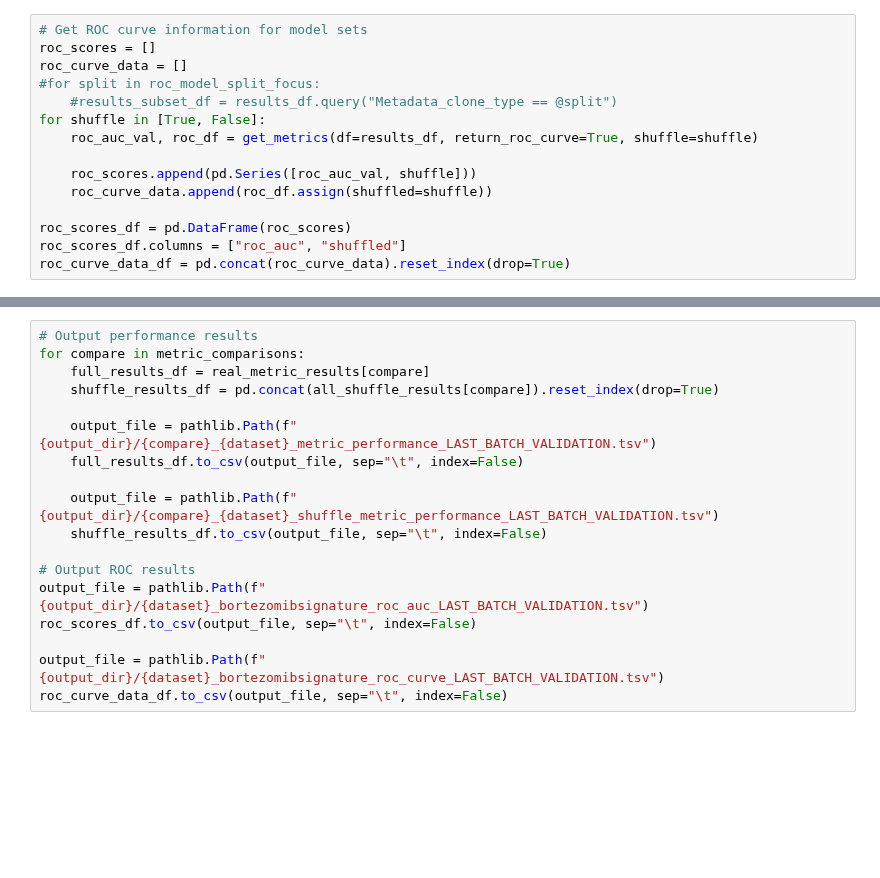
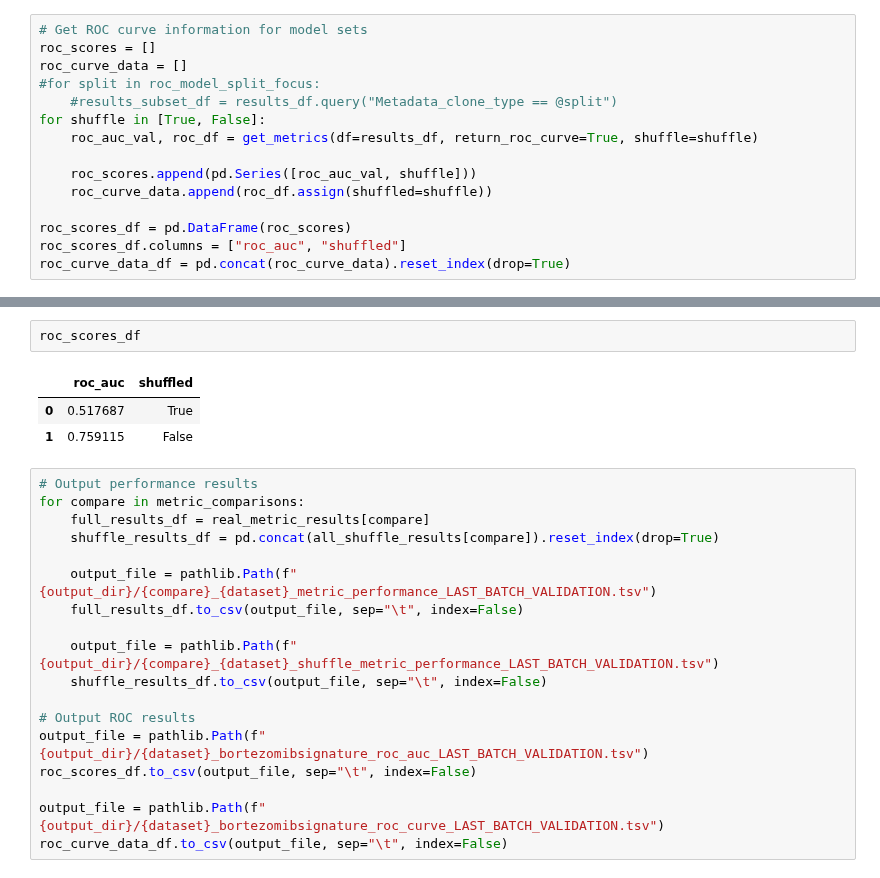
Before and after one commit to broadinstitute/profiling-resistance-mechanisms, a Jupyter notebook: 3.resistance-signature/10.1.last-batch-otherclone-performance-metrics.ipynb, the cells around one changed output, grey strips where cells are left out. Cells and saved outputs as stored; diff of their text form; blank space fills up the shorter version.

```diff
--- a/3.resistance-signature/10.1.last-batch-otherclone-performance-metrics.ipynb
+++ b/3.resistance-signature/10.1.last-batch-otherclone-performance-metrics.ipynb
@@ -120,3 +123,9 @@ roc_curve_data_df.head()
+# %%
+roc_scores_df
+# %% [output]
+|  | roc_auc | shuffled |
+| 0 | 0.517687 | True |
+| 1 | 0.759115 | False |
 # %%
 # Output performance results
 for compare in metric_comparisons:
```
Also changed, not shown: parts of 5 cells of this notebook, 23 other files.
